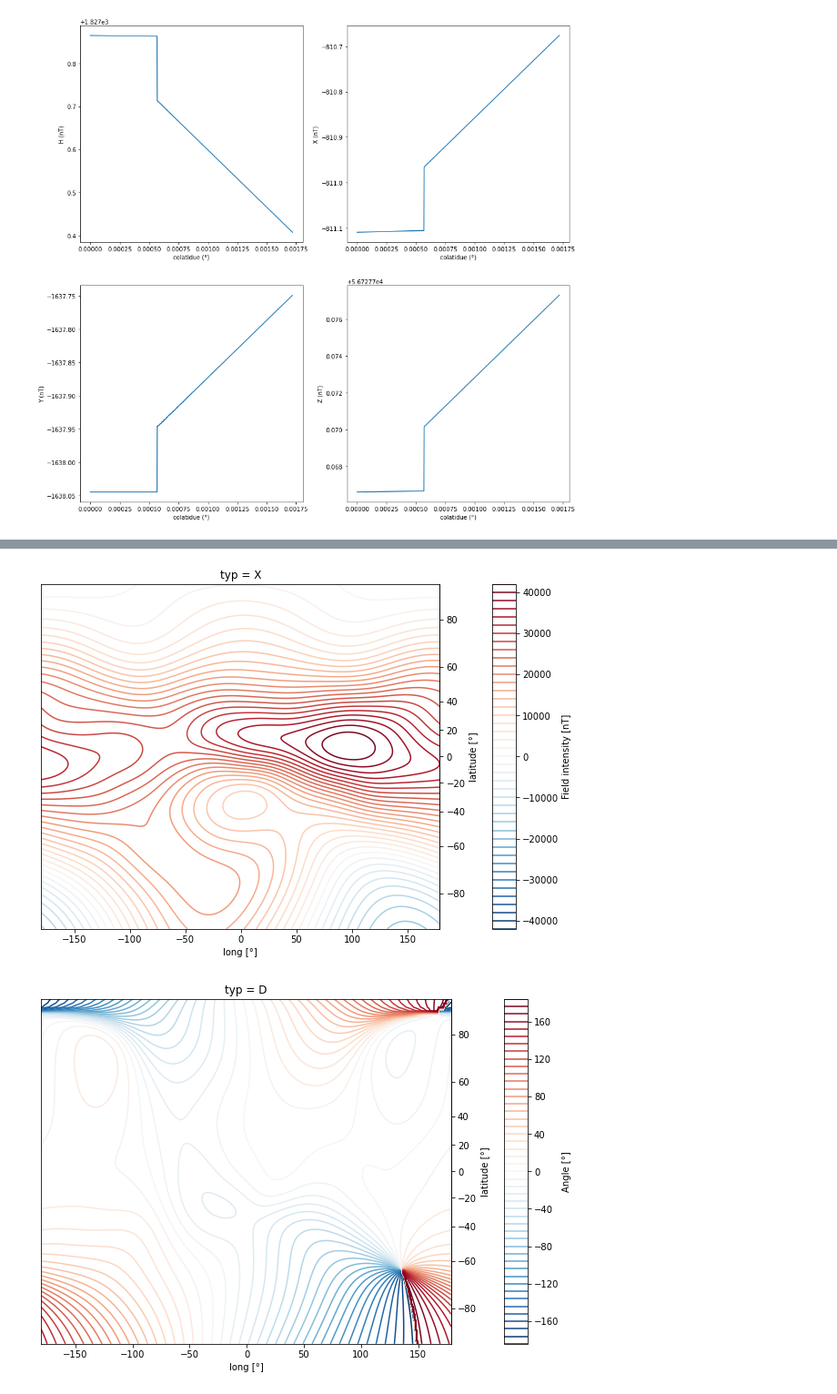
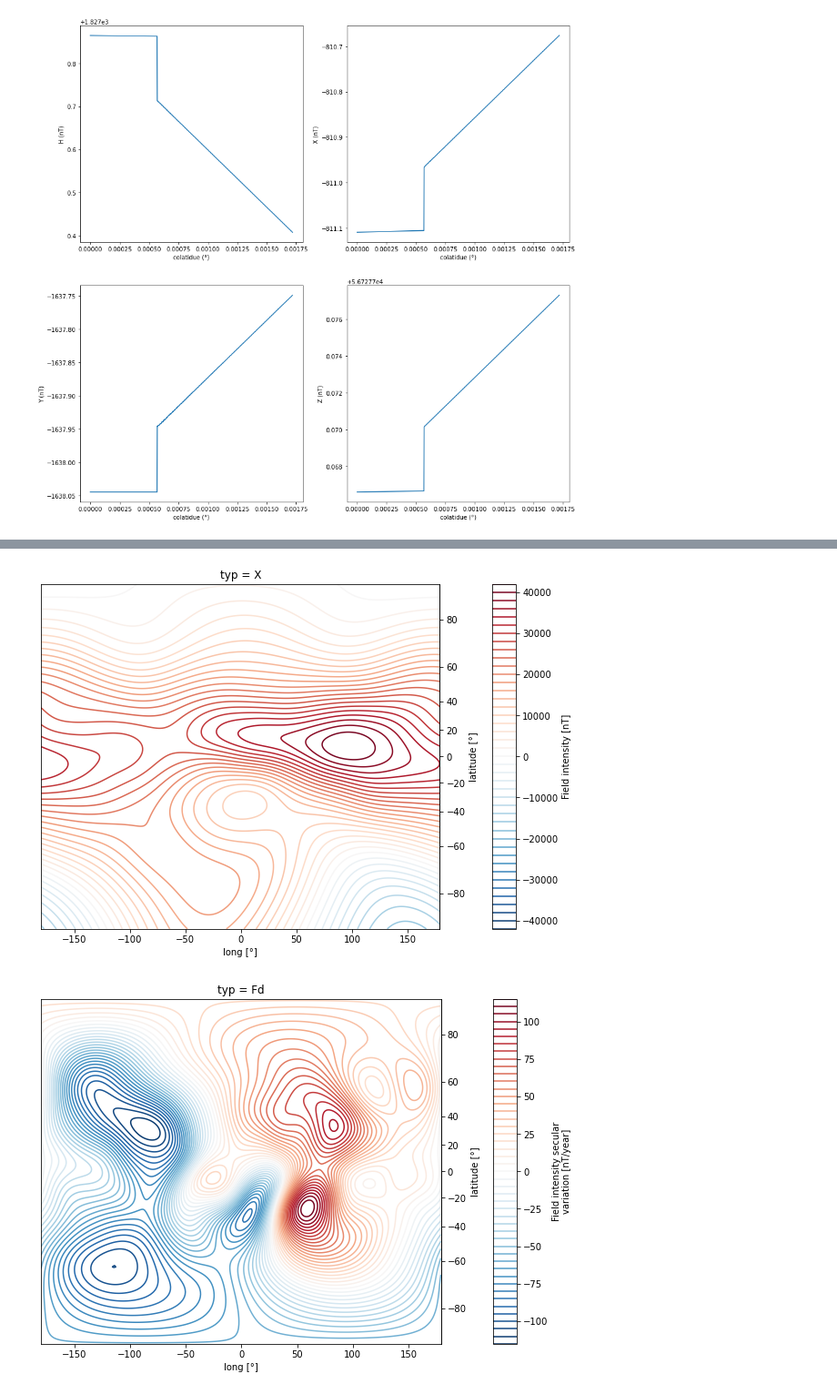
Before and after one commit to Bertin-fap/geomagnetism-exemples, a Jupyter notebook: GEOMAGNETISM_GITHUB.ipynb, the cells around one changed output, grey strips where cells are left out. Shown at 91% size. Cells and saved outputs as stored; diff of their text form; code cells hidden in the pictures.

```diff
--- a/GEOMAGNETISM_GITHUB.ipynb
+++ b/GEOMAGNETISM_GITHUB.ipynb
@@ -283,36 +309,42 @@ import numpy as np
 colatitudes = np.linspace(0,180,181)
 longitudes = np.linspace(-180,179,360)
 
-dintensities, dangles = geo.grid_geomagnetic(colatitudes, longitudes)
+dintensities, dangles, dintensities_sv, dangles_sv = geo.grid_geomagnetic(colatitudes, longitudes)
 # %%
 
 import matplotlib.pyplot as plt
 import xarray as xr
 %matplotlib inline
 
 def change_yticks():
     secay = ax.secondary_yaxis('right', functions=(miller_inv, miller))
     secay.set_ylabel('latitude [°]')
     ax.set_yticklabels([])
     plt.tick_params(
     axis='y',
     which='both',
     left = False)
     ax.set_ylabel("")
 
 miller = lambda x :1.25*np.arcsinh(np.tan(4*x*np.pi/900))*180/np.pi
 miller_inv = lambda x :1.25*np.arctan(np.sinh(4*x*np.pi/900))*180/np.pi
 y = miller(90-colatitudes)
 
 fig, ax = plt.subplots(figsize=(2*4.09152901955, 2*3),constrained_layout=True)
+p = dintensities.sel(typ="X").plot.contour(levels=50, add_colorbar=True, ax = ax)
+change_yticks()
 
-p = dintensities.sel(typ="X").plot.contour(levels=50, add_colorbar=True, ax = ax)
-
+fig, ax = plt.subplots(figsize=(2*4.09152901955, 2*3),constrained_layout=True)
+p = dintensities_sv.sel(typ="Fd").plot.contour(levels=50, add_colorbar=True, ax = ax)
 change_yticks()
 
 fig, ax = plt.subplots(figsize=(2*4.09152901955, 2*3),constrained_layout=True)
 p = dangles.sel(typ="D").plot.contour(levels=50, add_colorbar=True, ax = ax)
 change_yticks()
+
+fig, ax = plt.subplots(figsize=(2*4.09152901955, 2*3),constrained_layout=True)
+p = dangles_sv.sel(typ="Id").plot.contour(levels=50, add_colorbar=True, ax = ax)
+change_yticks()
 # %% [output]
 [figure]
-[figure, old version]
+[figure, new version]
```
Also changed, not shown: parts of 5 cells of this notebook.
